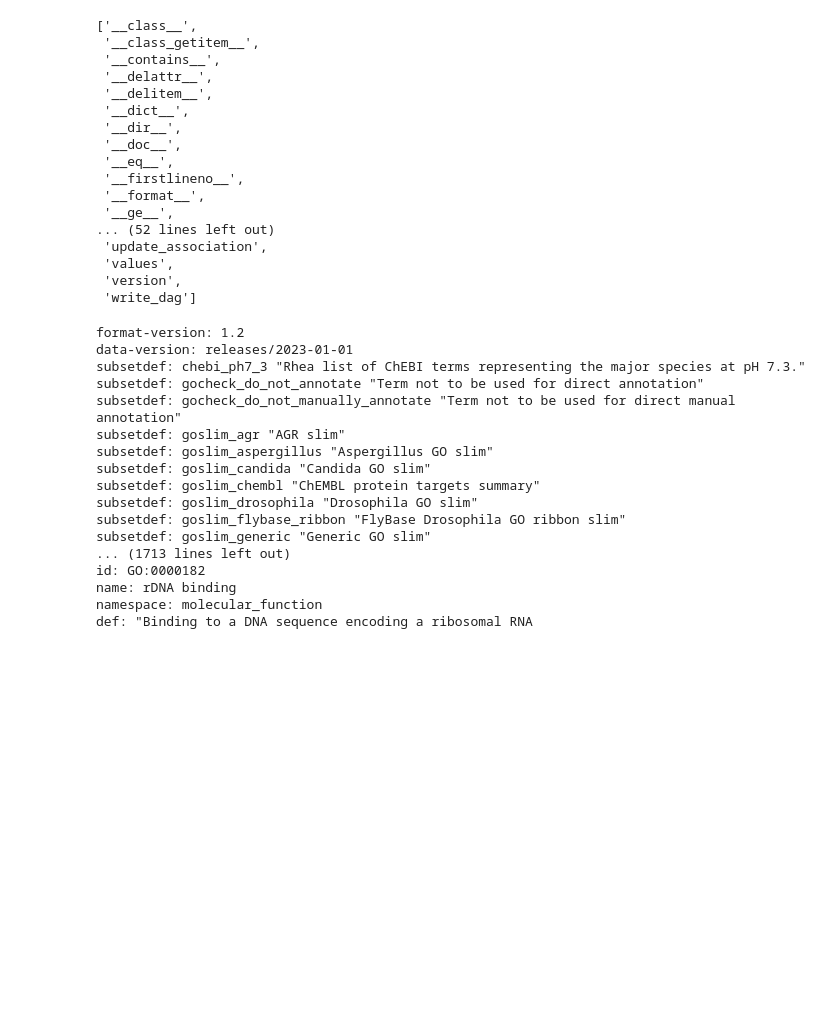
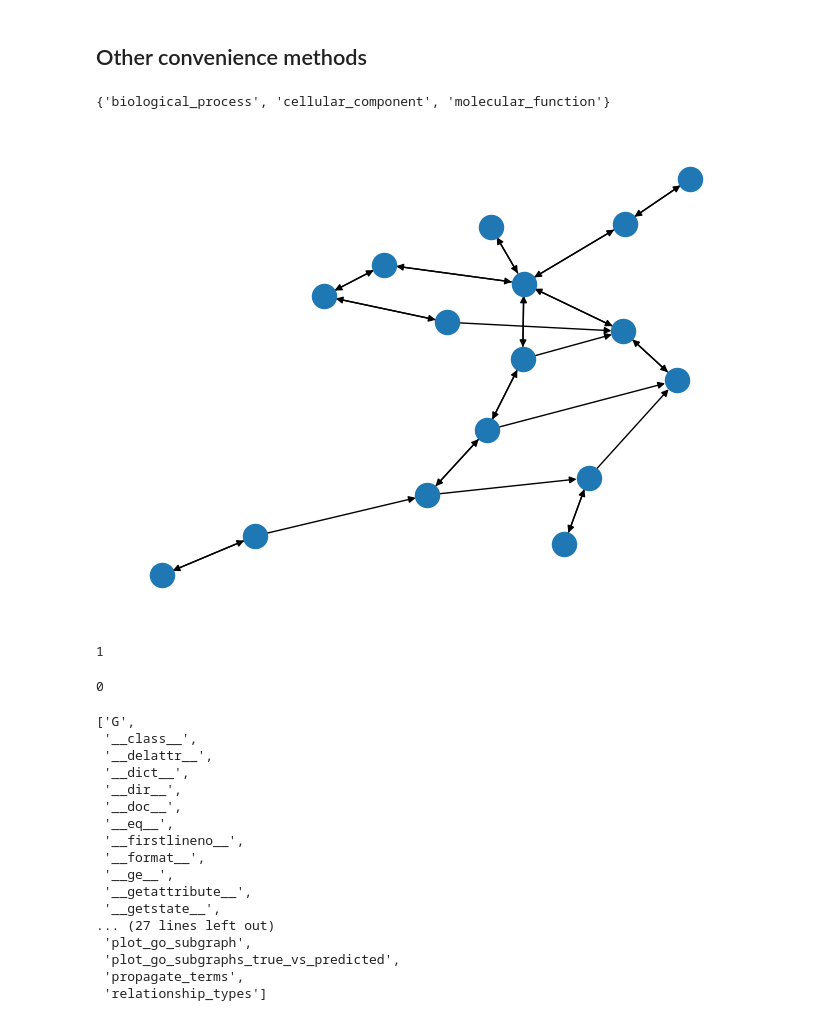
Before and after one commit to andrewdalpino/esm2-function-classifier, a Jupyter notebook: go_dev.ipynb, the cells around one changed output. Saved outputs shown, nothing was run; the diff lists cells and outputs as text; code cells hidden in the pictures; blank space fills up the shorter version.

```diff
--- a/go_dev.ipynb
+++ b/go_dev.ipynb
@@ -389,0 +95,6 @@ godag = GODag(cafa5_go_path)
+# %% [markdown]
+## Other convenience methods
+# %%
+go_graph.namespaces
+# %% [output]
+{'biological_process', 'cellular_component', 'molecular_function'}
@@ -390,11 +103,22 @@ godag = GODag(cafa5_go_path)
+# %%
+nx.draw(p)
+# %% [output]
+[figure, added]
+# %%
+p = go_graph.G.subgraph(this_predicted_terms, )
+nx.number_weakly_connected_components(p)
+# %% [output]
+1
+# %%
+go_graph.compute_excess_components(this_predicted_terms)
+# %% [output]
+0
 # %%
-dir(godag)
+dir(go_graph)
 # %% [output]
-['__class__',
- '__class_getitem__',
- '__contains__',
+['G',
+ '__class__',
  '__delattr__',
- '__delitem__',
  '__dict__',
  '__dir__',
  '__doc__',
@@ -402,8 +126,10 @@ dir(godag)
  '__firstlineno__',
  '__format__',
  '__ge__',
-... (52 lines left out)
- 'update_association',
- 'values',
- 'version',
- 'write_dag']
+ '__getattribute__',
+ '__getstate__',
+... (27 lines left out)
+ 'plot_go_subgraph',
+ 'plot_go_subgraphs_true_vs_predicted',
+ 'propagate_terms',
+ 'relationship_types']
@@ -413,20 +135,0 @@ with open('../cafa-5-protein-function-prediction/Train/go-basic.obo', 'r') as f:
-# %%
-print(obo_contents[:100000])
-# %% [output]
-format-version: 1.2
-data-version: releases/2023-01-01
-subsetdef: chebi_ph7_3 "Rhea list of ChEBI terms representing the major species at pH 7.3."
-subsetdef: gocheck_do_not_annotate "Term not to be used for direct annotation"
-subsetdef: gocheck_do_not_manually_annotate "Term not to be used for direct manual annotation"
-subsetdef: goslim_agr "AGR slim"
-subsetdef: goslim_aspergillus "Aspergillus GO slim"
-subsetdef: goslim_candida "Candida GO slim"
-subsetdef: goslim_chembl "ChEMBL protein targets summary"
-subsetdef: goslim_drosophila "Drosophila GO slim"
-subsetdef: goslim_flybase_ribbon "FlyBase Drosophila GO ribbon slim"
-subsetdef: goslim_generic "Generic GO slim"
-... (1713 lines left out)
-id: GO:0000182
-name: rDNA binding
-namespace: molecular_function
-def: "Binding to a DNA sequence encoding a ribosomal RNA
```
Also changed, not shown: parts of 24 cells of this notebook, 4 other files.
